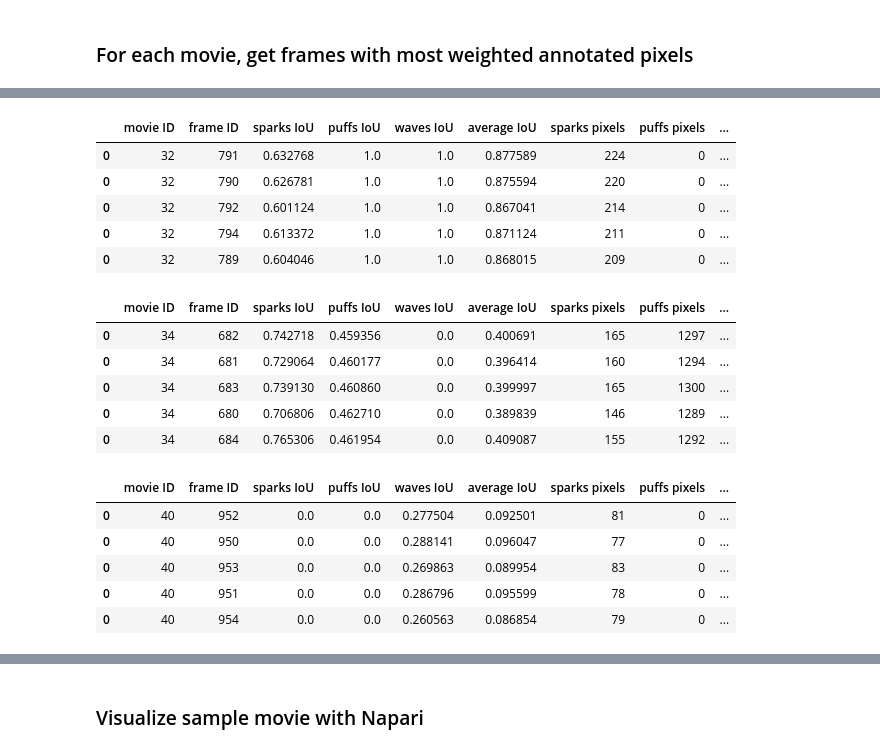
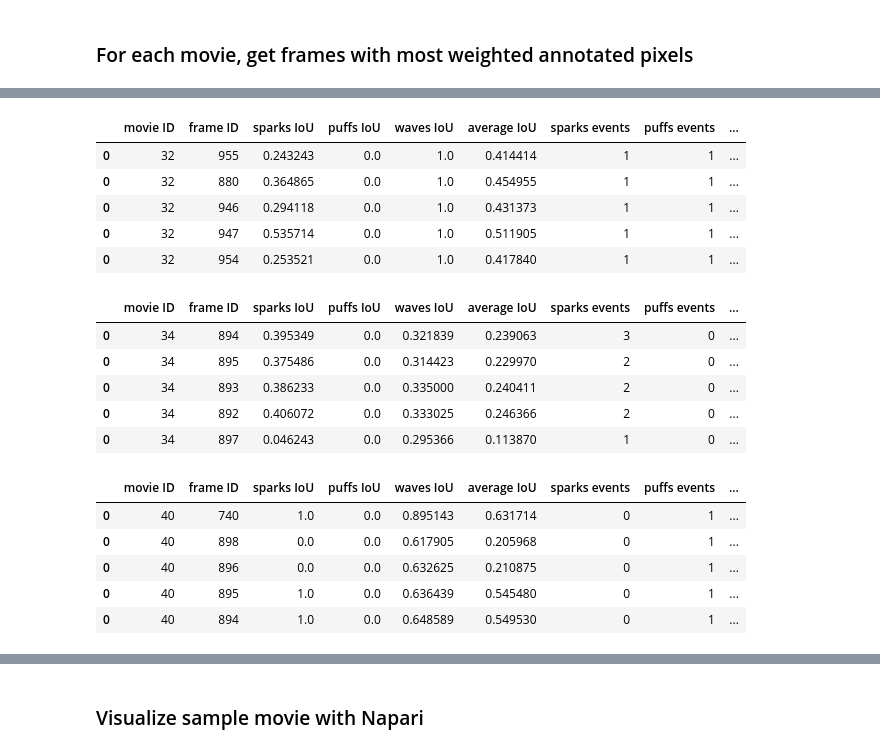
Before and after one commit to dottipr/sparks_project, a Jupyter notebook: sparks/EXPERT VALIDATION select slices.ipynb, the cells around one changed output, grey strips where cells are left out. Drawn from its saved outputs; the diff is of its cells as text; code cells hidden in the pictures.

```diff
--- a/sparks/EXPERT VALIDATION select slices.ipynb
+++ b/sparks/EXPERT VALIDATION select slices.ipynb
@@ -118,8 +86,0 @@ def compute_class_weights(dataset, w0=1, w1=1, w2=1, w3=1):
-# %%
-# compute class weights
-w_bg, w_sparks, w_waves, w_puffs = compute_class_weights(dataset=list(ys.values()))
-
-# define dict with weights
-w_dict = {'sparks': w_sparks,
-          'puffs': w_puffs,
-          'waves': w_waves}
@@ -126,3 +123,6 @@ w_dict = {'sparks': w_sparks,
+# %%
+# compute class weights
+w_dict = compute_class_weights(ys=list(ys.values()), ys_events=list(ys_events.values()))
 # %%
 w_dict
 # %% [output]
@@ -203,9 +185,10 @@ for movie_id in movie_ids:
 # configure dataframe
 cols = ['movie ID', 'frame ID',
         'sparks IoU', 'puffs IoU', 'waves IoU', 'average IoU',
-        'sparks pixels', 'puffs pixels', 'waves pixels',
-        'sparks weighted pixels', 'puffs weighted pixels',
-        'waves weighted pixels', 'weighted sum pixels']
+        'sparks events', 'puffs events', 'waves events',
+        'sparks weighted events', 'puffs weighted events', 'waves weighted events',
+        'sum weighted events'
+        ]
 
 frames_stats_df = pd.DataFrame(columns=cols)
 
@@ -215,6 +198,10 @@ for movie_id in movie_ids:
     sample_ys = empty_marginal_frames(video=ys[movie_id],
                                       n_frames=ignore_frames_loss)
 
+    sample_ys_events = empty_marginal_frames(video=ys_events[movie_id],
+                                             n_frames=ignore_frames_loss)
+
+    # sample_preds is a dict with keys 'sparks','puffs' and 'waves'
     sample_preds = {} # where predicted segmentation will be stored
     for event_type in classes:
         sample_preds[event_type] = empty_marginal_frames(
@@ -225,13 +212,12 @@ for movie_id in movie_ids:
     # mask ignored during training
     ignore_mask = sample_ys==class_to_nb('ignore')
 
-    # sample_preds is a dict with keys 'sparks','puffs' and 'waves'
     for frame_id in range(len(sample_ys)):
         # create frame dict that will be appended to dataframe
         frame_dict = {'movie ID': movie_id,
                       'frame ID': frame_id,
                       'average IoU' : 0,
-                      'weighted sum pixels' : 0}
+                      'sum weighted events' : 0}
 
         for event_type in classes:
             # get binary masks corrisponding to event type
@@ -245,11 +231,13 @@ for movie_id in movie_ids:
             frame_dict[event_type+' IoU'] = iou
             frame_dict['average IoU'] += iou
 
-            # count number of (WEIGHTED) annotated pixels
-            nonzero_pixels = np.count_nonzero(ys_frame_class)
-            frame_dict[event_type+' pixels'] = nonzero_pixels
-            frame_dict[event_type+' weighted pixels'] = w_dict[event_type]*nonzero_pixels
-            frame_dict['weighted sum pixels'] += w_dict[event_type]*nonzero_pixels
+            # get event mask corrisponding to event type
+            ys_events_frame_class = np.where(ys_frame_class, sample_ys_events[frame_id], 0)
+            # count number of events in frame
+            frame_dict[event_type+' events'] = np.unique(ys_events_frame_class).size - 1
+            # count number of weighted events in frame
+            frame_dict[event_type+' weighted events'] = w_dict[event_type]*frame_dict[event_type+' events']
+            frame_dict['sum weighted events'] += w_dict[event_type]*frame_dict[event_type+' events']
 
         frame_dict['average IoU'] /= len(classes)
 
@@ -278,7 +266,7 @@ frames_stats_df
 Idea: if nb pixels in annotations == 0 and IoU avg == 1 ==> nb pixels in preds = 0
 # %%
 frames_stats_df = frames_stats_df.loc[(frames_stats_df['average IoU']!=1)
-                                        | (frames_stats_df['weighted sum pixels']!=0)]
+                                        | (frames_stats_df['sum weighted events']!=0)]
 # %%
 frames_stats_df
 # %% [output]
@@ -382,5 +370,5 @@ sparks_df.sort_values(['average IoU', 'weighted sum pixels'], ascending=[True, F
 # %%
 for movie_id in movie_ids:
     most_annotated_df = frames_stats_df.loc[frames_stats_df['movie ID']==movie_id]
-    display(most_annotated_df.sort_values('weighted sum pixels', ascending=False).head(5))
+    display(most_annotated_df.sort_values('sum weighted events', ascending=False).head(5))
 # %% [output]
@@ -417,18 +405,18 @@ for movie_id in movie_ids:
-|  | movie ID | frame ID | sparks IoU | puffs IoU | waves IoU | average IoU | sparks pixels | puffs pixels | ... |
-| 0 | 32 | 791 | 0.632768 | 1.0 | 1.0 | 0.877589 | 224 | 0 | ... |
-| 0 | 32 | 790 | 0.626781 | 1.0 | 1.0 | 0.875594 | 220 | 0 | ... |
-| 0 | 32 | 792 | 0.601124 | 1.0 | 1.0 | 0.867041 | 214 | 0 | ... |
-| 0 | 32 | 794 | 0.613372 | 1.0 | 1.0 | 0.871124 | 211 | 0 | ... |
-| 0 | 32 | 789 | 0.604046 | 1.0 | 1.0 | 0.868015 | 209 | 0 | ... |
+|  | movie ID | frame ID | sparks IoU | puffs IoU | waves IoU | average IoU | sparks events | puffs events | ... |
+| 0 | 32 | 955 | 0.243243 | 0.0 | 1.0 | 0.414414 | 1 | 1 | ... |
+| 0 | 32 | 880 | 0.364865 | 0.0 | 1.0 | 0.454955 | 1 | 1 | ... |
+| 0 | 32 | 946 | 0.294118 | 0.0 | 1.0 | 0.431373 | 1 | 1 | ... |
+| 0 | 32 | 947 | 0.535714 | 0.0 | 1.0 | 0.511905 | 1 | 1 | ... |
+| 0 | 32 | 954 | 0.253521 | 0.0 | 1.0 | 0.417840 | 1 | 1 | ... |
-|  | movie ID | frame ID | sparks IoU | puffs IoU | waves IoU | average IoU | sparks pixels | puffs pixels | ... |
-| 0 | 34 | 682 | 0.742718 | 0.459356 | 0.0 | 0.400691 | 165 | 1297 | ... |
-| 0 | 34 | 681 | 0.729064 | 0.460177 | 0.0 | 0.396414 | 160 | 1294 | ... |
-| 0 | 34 | 683 | 0.739130 | 0.460860 | 0.0 | 0.399997 | 165 | 1300 | ... |
-| 0 | 34 | 680 | 0.706806 | 0.462710 | 0.0 | 0.389839 | 146 | 1289 | ... |
-| 0 | 34 | 684 | 0.765306 | 0.461954 | 0.0 | 0.409087 | 155 | 1292 | ... |
+|  | movie ID | frame ID | sparks IoU | puffs IoU | waves IoU | average IoU | sparks events | puffs events | ... |
+| 0 | 34 | 894 | 0.395349 | 0.0 | 0.321839 | 0.239063 | 3 | 0 | ... |
+| 0 | 34 | 895 | 0.375486 | 0.0 | 0.314423 | 0.229970 | 2 | 0 | ... |
+| 0 | 34 | 893 | 0.386233 | 0.0 | 0.335000 | 0.240411 | 2 | 0 | ... |
+| 0 | 34 | 892 | 0.406072 | 0.0 | 0.333025 | 0.246366 | 2 | 0 | ... |
+| 0 | 34 | 897 | 0.046243 | 0.0 | 0.295366 | 0.113870 | 1 | 0 | ... |
-|  | movie ID | frame ID | sparks IoU | puffs IoU | waves IoU | average IoU | sparks pixels | puffs pixels | ... |
-| 0 | 40 | 952 | 0.0 | 0.0 | 0.277504 | 0.092501 | 81 | 0 | ... |
-| 0 | 40 | 950 | 0.0 | 0.0 | 0.288141 | 0.096047 | 77 | 0 | ... |
-| 0 | 40 | 953 | 0.0 | 0.0 | 0.269863 | 0.089954 | 83 | 0 | ... |
-| 0 | 40 | 951 | 0.0 | 0.0 | 0.286796 | 0.095599 | 78 | 0 | ... |
-| 0 | 40 | 954 | 0.0 | 0.0 | 0.260563 | 0.086854 | 79 | 0 | ... |
+|  | movie ID | frame ID | sparks IoU | puffs IoU | waves IoU | average IoU | sparks events | puffs events | ... |
+| 0 | 40 | 740 | 1.0 | 0.0 | 0.895143 | 0.631714 | 0 | 1 | ... |
+| 0 | 40 | 898 | 0.0 | 0.0 | 0.617905 | 0.205968 | 0 | 1 | ... |
+| 0 | 40 | 896 | 0.0 | 0.0 | 0.632625 | 0.210875 | 0 | 1 | ... |
+| 0 | 40 | 895 | 1.0 | 0.0 | 0.636439 | 0.545480 | 0 | 1 | ... |
+| 0 | 40 | 894 | 1.0 | 0.0 | 0.648589 | 0.549530 | 0 | 1 | ... |
```
Also changed, not shown: parts of 29 cells of this notebook, 8 other files.
